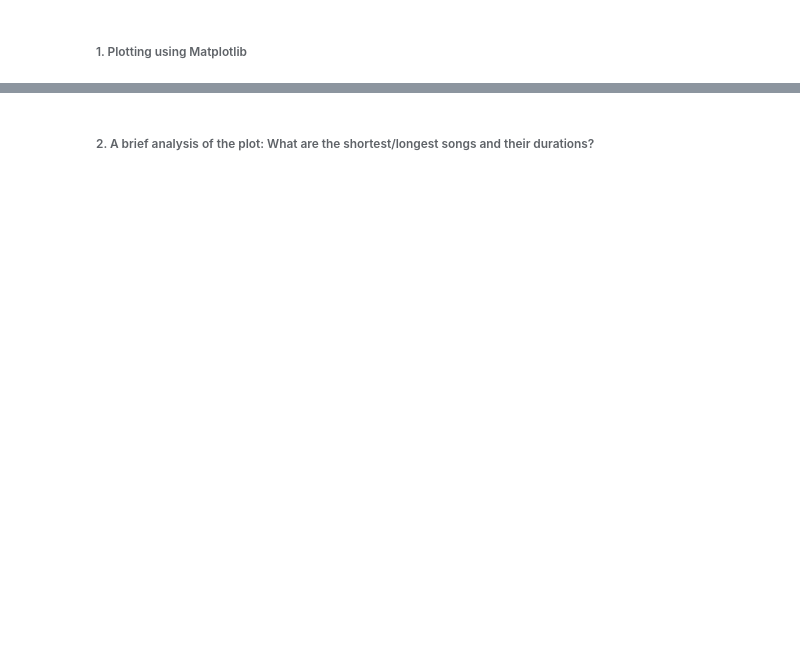
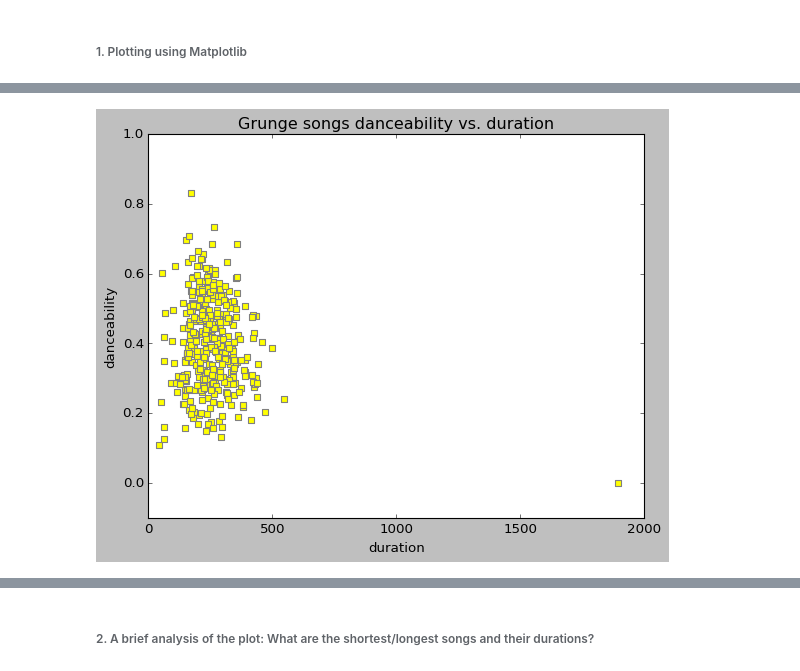
Before and after one commit to programiranje3/p3-2024, a Jupyter notebook: notebooks/eda.ipynb, the cells around one changed output, grey strips where cells are left out. Drawn from its saved outputs; the diff is of its cells as text; code cells hidden in the pictures; blank space fills up the shorter version.

Commit message:
Classes 9-13 - pandas, data visualization, Web scraping and crawling

```diff
--- a/notebooks/eda.ipynb
+++ b/notebooks/eda.ipynb
@@ -430,3 +830,6 @@ Read the modified dataset (if necessary).
 `pd.read_csv()` returns a `pd.DataFrame` object.
 
 As for specifying the path of the dataset properly, see [this](https://stackoverflow.com/questions/35384358/how-to-open-my-files-in-data-folder-with-pandas-using-relative-path) (more specifically, **both** [this](https://stackoverflow.com/a/35384414/1899061) and [this](https://stackoverflow.com/a/43600253/1899061)).
+# %%
+songs = pd.read_csv('../data/grunge_visualization.csv')
+songs
@@ -503,0 +933,13 @@ Examples of some parameters in `ax.scatter()`: `color='steelblue'`, `linewidth=1
+# %%
+# Simple version
+
+ax = plt.axes()
+# ax;
+ax.set(xlim=(0, 2000), ylim=(-0.1, 1), xlabel='duration', ylabel='danceability', title='Grunge songs danceability vs. duration')
+ax.scatter(songs.duration, songs.danceability, c='yellow', edgecolors='grey', alpha=1, marker='s', s=30);
+
+# `ax = plt.axes()`<br>
+# `ax.set(xlim=(<from>, <to>), ylim=(<from>, <to>), xlabel='<xlabel>', ylabel='<ylabel>', title='<title>')`<br>
+# `ax.scatter(<pd.df>['<X>'], <pd.df>['<Y>'], marker='<marker type>', c='<fill color>', edgecolors='<edgecolor>', s=<marker size>)`; <br>
+# %% [output]
+[figure, added]
```
Also changed, not shown: parts of 109 cells of this notebook, 2 other files.
